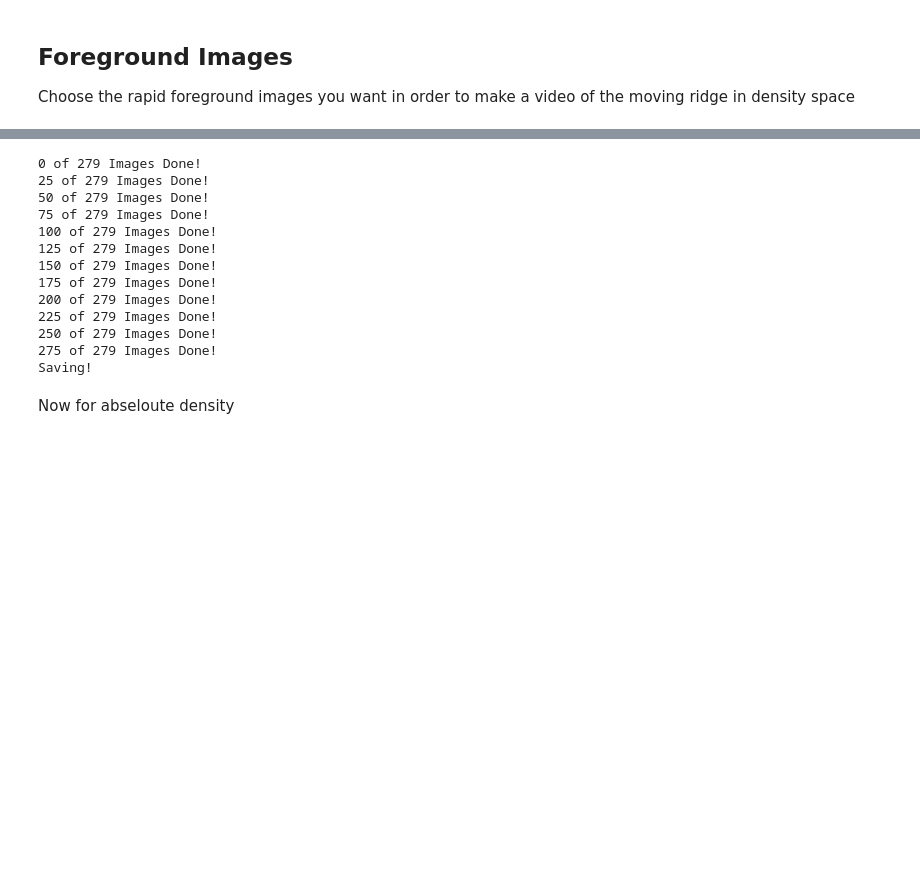
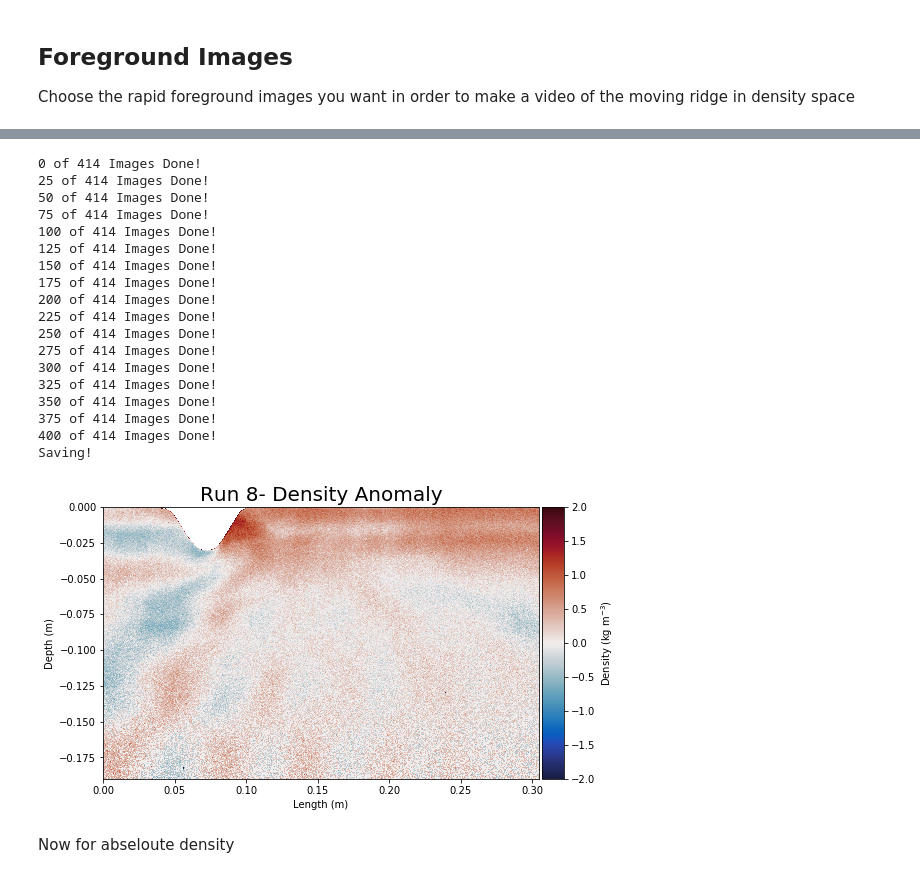
Before and after one commit to callummshaw/Lab_Ridge, a Jupyter notebook: Code/Short Term Visualisation- Fixed.ipynb, the cells around one changed output, grey strips where cells are left out. Cells and saved outputs as stored; diff of their text form; code cells hidden in the pictures; blank space fills up the shorter version.

```diff
--- a/Code/Short Term Visualisation- Fixed.ipynb
+++ b/Code/Short Term Visualisation- Fixed.ipynb
@@ -28,14 +28,18 @@ def index_find(depths,click):
 # %% [markdown]
 ## Loading the data from the experiments
 # %%
-excel_path = askopenfilename() #path to excel doc with data
+#excel_path = askopenfilename() #path to excel doc with data
+excel_path='E:/records.xlsx'
 data = pd.read_excel(excel_path)
 # %%
 %matplotlib qt
 
-run_num = int(input('Run number:'))
-print('Data read')
+#run_num = int(input('Run number:'))
+#print('Data read')
 #getting data from excel doc
+
+run_num=8
+
 rho_bottom = data.iloc[run_num-1, 7]
 rho_top = data.iloc[run_num-1, 6]
 depth = data.iloc[run_num-1, 2]
@@ -164,46 +165,52 @@ for i in range(no_images):
     title = 'Run {}- Density Anomaly'.format(run_num)
     plt.title(title, fontsize=20)
 
     plt.xlabel('Length (m)')
     plt.ylabel('Depth (m)')
 
     ims.append([im])
     density_abs[i]=density
     if i % 25 == 0:
         print('{} of {} Images Done!'.format(i,no_images))
 
 
 ani = animation.ArtistAnimation(fig, ims, interval=125, blit=True,
                                 repeat_delay=1000)
 
 
 ax = plt.gca()
 divider = make_axes_locatable(ax)
 cax = divider.append_axes("right", size="5%", pad=0.05)
 cbar=plt.colorbar(im, cax=cax)
 cbar.set_label(r'Density (kg m$^{-3}$)', rotation=90)
 
 
 print('Saving!')
 
 writer = animation.writers['ffmpeg']
 save_name = 'run_{}_anomaly'.format(run_num)
-ani.save('{}/densityfields2/{}.mp4'.format(os.path.dirname(foreground_path[0]),save_name), dpi=250)
+ani.save('{}/densityfields/{}.mp4'.format(os.path.dirname(foreground_path[0]),save_name), dpi=250)
 #np.savez('{}/densityfields/data'.format(os.path.dirname(foreground_path[0])),density_abs=density_abs, rho_ref=rho_ref,depth_array=depth_array, tank_length=tank_length,plt_depth=plt_depth)
 # %% [output]
-0 of 279 Images Done!
-25 of 279 Images Done!
-50 of 279 Images Done!
-75 of 279 Images Done!
-100 of 279 Images Done!
-125 of 279 Images Done!
-150 of 279 Images Done!
-175 of 279 Images Done!
-200 of 279 Images Done!
-225 of 279 Images Done!
-250 of 279 Images Done!
-275 of 279 Images Done!
+0 of 414 Images Done!
+25 of 414 Images Done!
+50 of 414 Images Done!
+75 of 414 Images Done!
+100 of 414 Images Done!
+125 of 414 Images Done!
+150 of 414 Images Done!
+175 of 414 Images Done!
+200 of 414 Images Done!
+225 of 414 Images Done!
+250 of 414 Images Done!
+275 of 414 Images Done!
+300 of 414 Images Done!
+325 of 414 Images Done!
+350 of 414 Images Done!
+375 of 414 Images Done!
+400 of 414 Images Done!
 Saving!
+[figure, added]
 # %% [markdown]
 Now for abseloute density
 # %%
```
Also changed, not shown: parts of 24 cells of this notebook.
